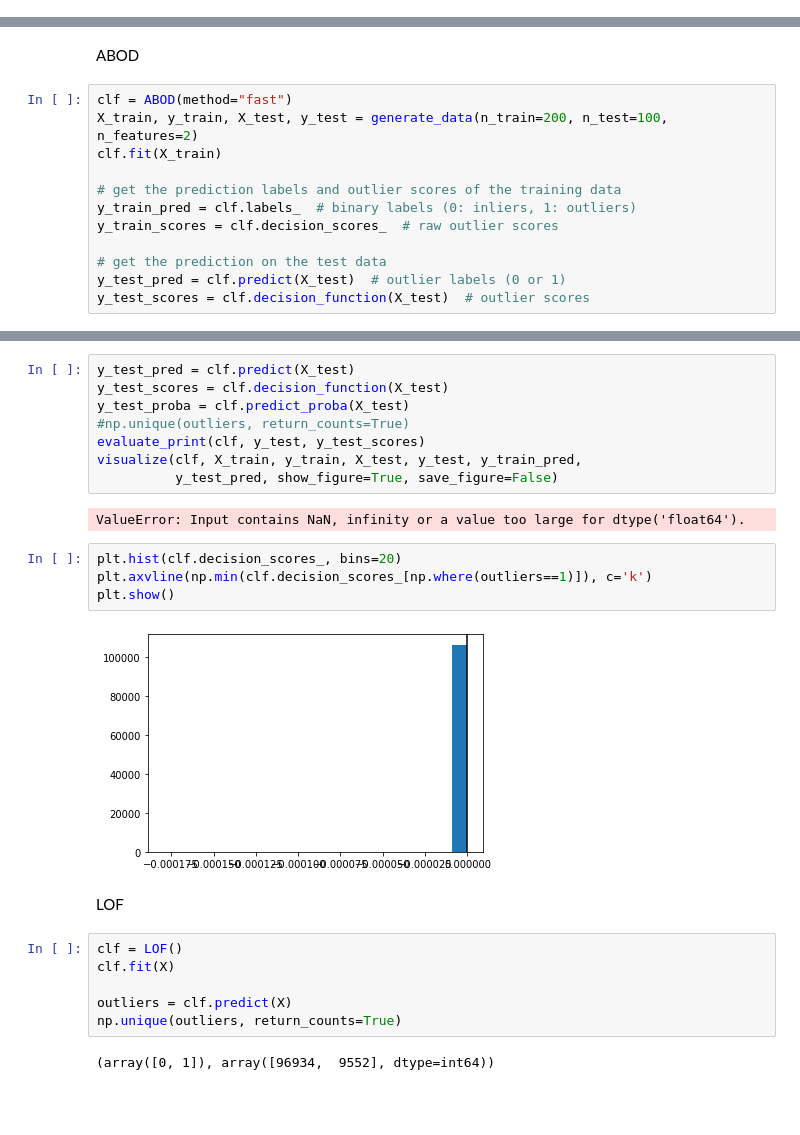
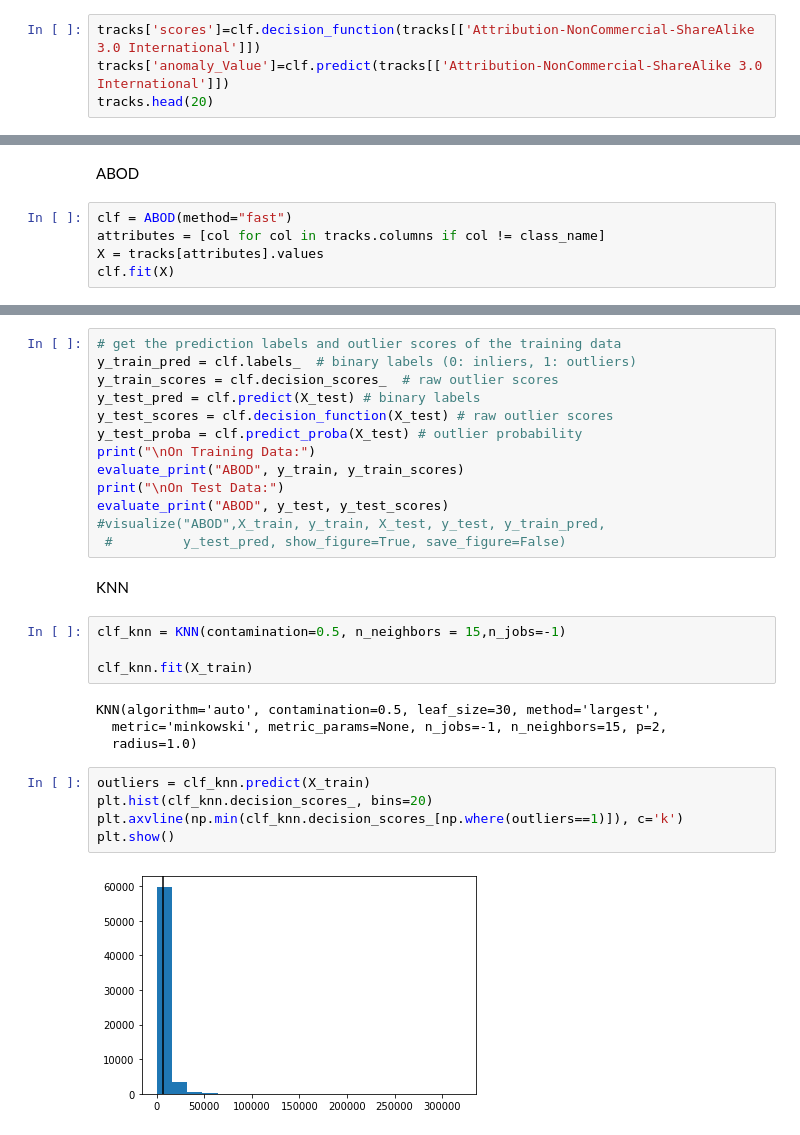
Before and after one commit to micheleandreucci/DM2, a Jupyter notebook: 01-02_outlier_detection.ipynb, the cells around one changed output, grey strips where cells are left out. Drawn from its saved outputs; the diff is of its cells as text; blank space fills up the shorter version.

Commit message:
Modifica file Outlier Detection

```diff
--- a/01-02_outlier_detection.ipynb
+++ b/01-02_outlier_detection.ipynb
@@ -325,0 +391,4 @@ np.unique(outliers, return_counts=True)
+# %%
+tracks['scores']=clf.decision_function(tracks[['Attribution-NonCommercial-ShareAlike 3.0 International']])
+tracks['anomaly_Value']=clf.predict(tracks[['Attribution-NonCommercial-ShareAlike 3.0 International']])
+tracks.head(20)
@@ -337,14 +454,7 @@ from pyod.models.auto_encoder import AutoEncoder
 # %% [markdown]
 ABOD
-# %%
-clf = ABOD(method="fast")
-X_train, y_train, X_test, y_test = generate_data(n_train=200, n_test=100, n_features=2)
-clf.fit(X_train)
-
-# get the prediction labels and outlier scores of the training data
-y_train_pred = clf.labels_  # binary labels (0: inliers, 1: outliers)
-y_train_scores = clf.decision_scores_  # raw outlier scores
-
-# get the prediction on the test data
-y_test_pred = clf.predict(X_test)  # outlier labels (0 or 1)
-y_test_scores = clf.decision_function(X_test)  # outlier scores
+# %%
+clf = ABOD(method="fast")
+attributes = [col for col in tracks.columns if col != class_name]
+X = tracks[attributes].values
+clf.fit(X)
@@ -371,26 +534,30 @@ array([-9.15290696e+03, -3.17648795e+03, -2.99371982e+01, -3.71189999e+02,
 # %%
-y_test_pred = clf.predict(X_test)
-y_test_scores = clf.decision_function(X_test)
-y_test_proba = clf.predict_proba(X_test)
-#np.unique(outliers, return_counts=True)
-evaluate_print(clf, y_test, y_test_scores)
-visualize(clf, X_train, y_train, X_test, y_test, y_train_pred,
-          y_test_pred, show_figure=True, save_figure=False)
+# get the prediction labels and outlier scores of the training data
+y_train_pred = clf.labels_  # binary labels (0: inliers, 1: outliers)
+y_train_scores = clf.decision_scores_  # raw outlier scores
+y_test_pred = clf.predict(X_test) # binary labels
+y_test_scores = clf.decision_function(X_test) # raw outlier scores
+y_test_proba = clf.predict_proba(X_test) # outlier probability
+print("\nOn Training Data:")
+evaluate_print("ABOD", y_train, y_train_scores)
+print("\nOn Test Data:")
+evaluate_print("ABOD", y_test, y_test_scores)
+#visualize("ABOD",X_train, y_train, X_test, y_test, y_train_pred,
+ #         y_test_pred, show_figure=True, save_figure=False)
-# %% [output]
-ValueError: Input contains NaN, infinity or a value too large for dtype('float64').
+# %% [markdown]
+KNN
+# %%
+clf_knn = KNN(contamination=0.5, n_neighbors = 15,n_jobs=-1)
+
+clf_knn.fit(X_train)
+# %% [output]
+KNN(algorithm='auto', contamination=0.5, leaf_size=30, method='largest',
+  metric='minkowski', metric_params=None, n_jobs=-1, n_neighbors=15, p=2,
+  radius=1.0)
 # %%
-plt.hist(clf.decision_scores_, bins=20)
-plt.axvline(np.min(clf.decision_scores_[np.where(outliers==1)]), c='k')
+outliers = clf_knn.predict(X_train)
+plt.hist(clf_knn.decision_scores_, bins=20)
+plt.axvline(np.min(clf_knn.decision_scores_[np.where(outliers==1)]), c='k')
 plt.show()
 # %% [output]
-[figure, old version]
+[figure, new version]
-# %% [markdown]
-LOF
-# %%
-clf = LOF()
-clf.fit(X)
-
-outliers = clf.predict(X)
-np.unique(outliers, return_counts=True)
-# %% [output]
-(array([0, 1]), array([96934,  9552], dtype=int64))
```
Also changed, not shown: parts of 66 cells of this notebook.
